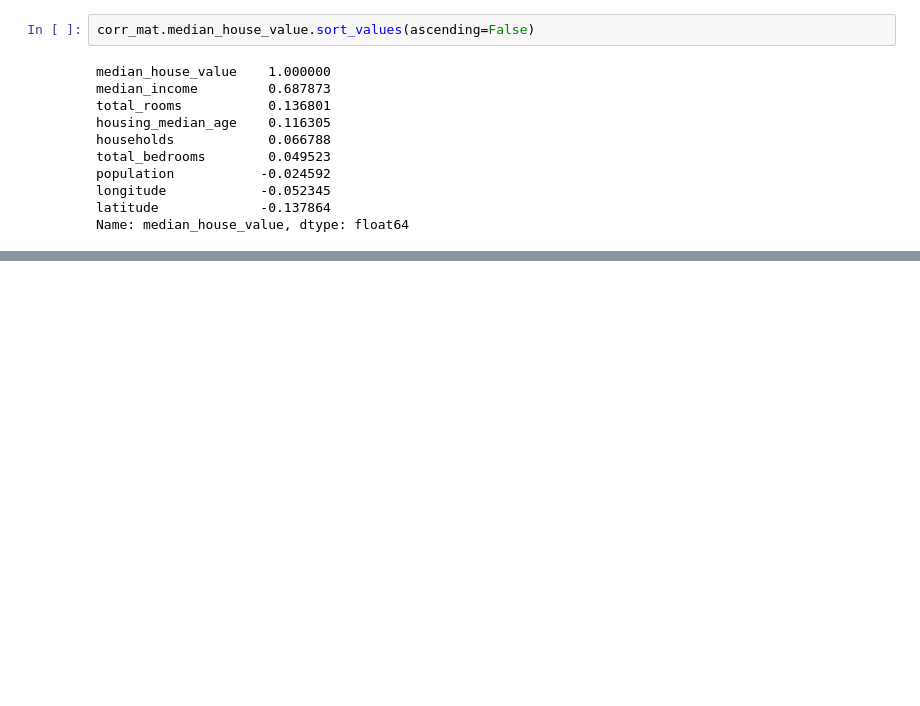
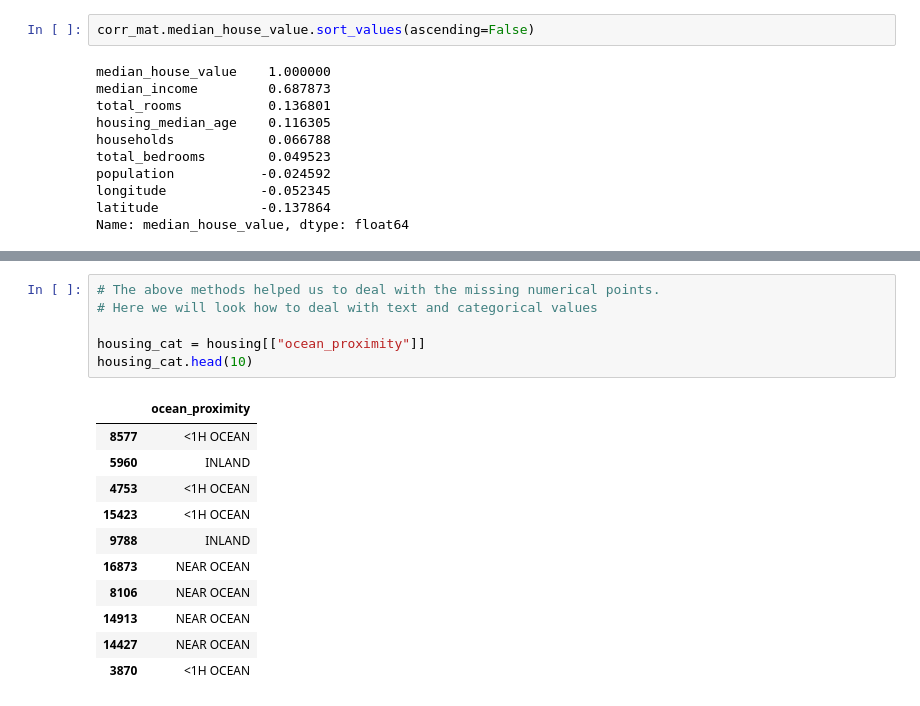
Before and after one commit to Baylor-AI/mt_QC_JO, a Jupyter notebook: Chapter_2/Chapter-2.ipynb, the cells around one changed output, grey strips where cells are left out. Cells and saved outputs as stored; diff of their text form; blank space fills up the shorter version.

```diff
--- a/Chapter_2/Chapter-2.ipynb
+++ b/Chapter_2/Chapter-2.ipynb
@@ -240,0 +315,18 @@ plt.legend()
+# %%
+# The above methods helped us to deal with the missing numerical points.
+# Here we will look how to deal with text and categorical values
+
+housing_cat = housing[["ocean_proximity"]]
+housing_cat.head(10)
+# %% [output]
+|  | ocean_proximity |
+| 8577 | <1H OCEAN |
+| 5960 | INLAND |
+| 4753 | <1H OCEAN |
+| 15423 | <1H OCEAN |
+| 9788 | INLAND |
+| 16873 | NEAR OCEAN |
+| 8106 | NEAR OCEAN |
+| 14913 | NEAR OCEAN |
+| 14427 | NEAR OCEAN |
+| 3870 | <1H OCEAN |
```
Also changed, not shown: parts of 14 cells of this notebook, 1 other file.
